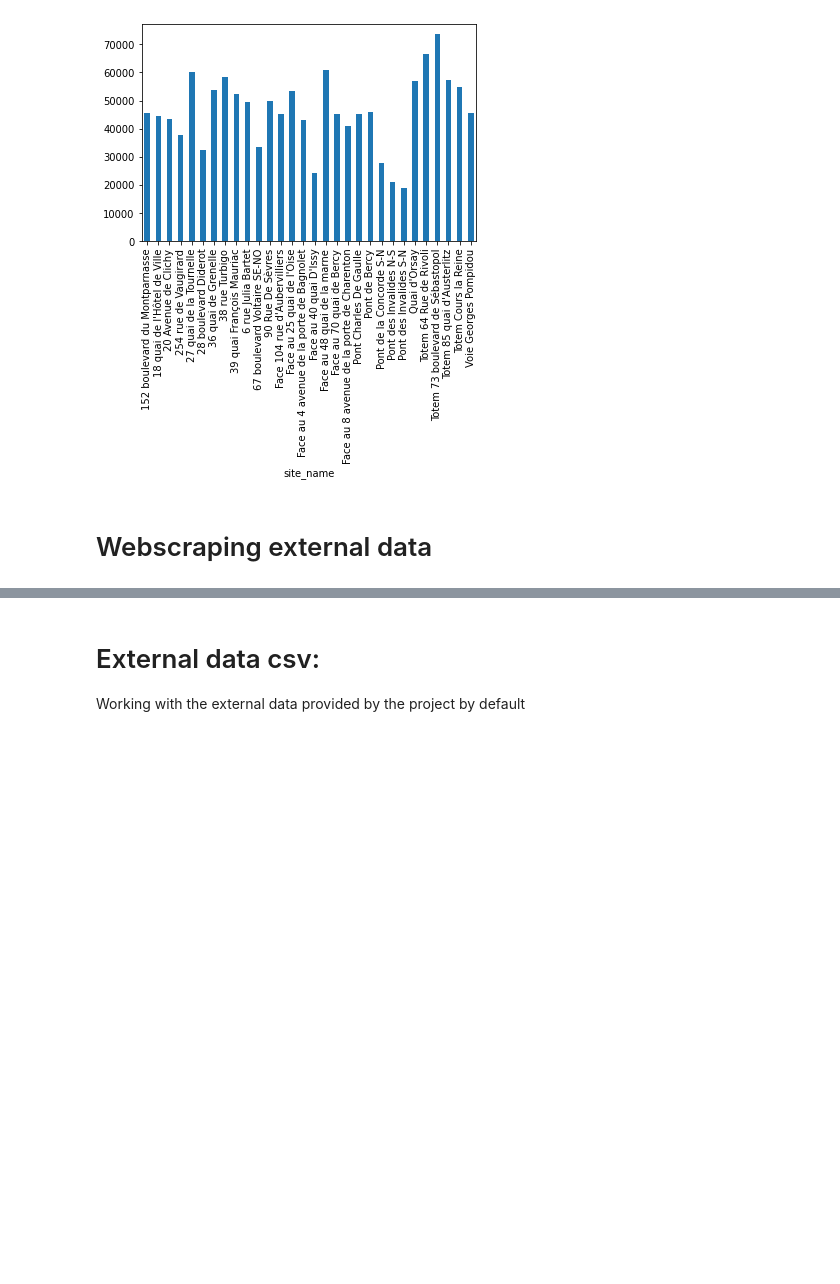
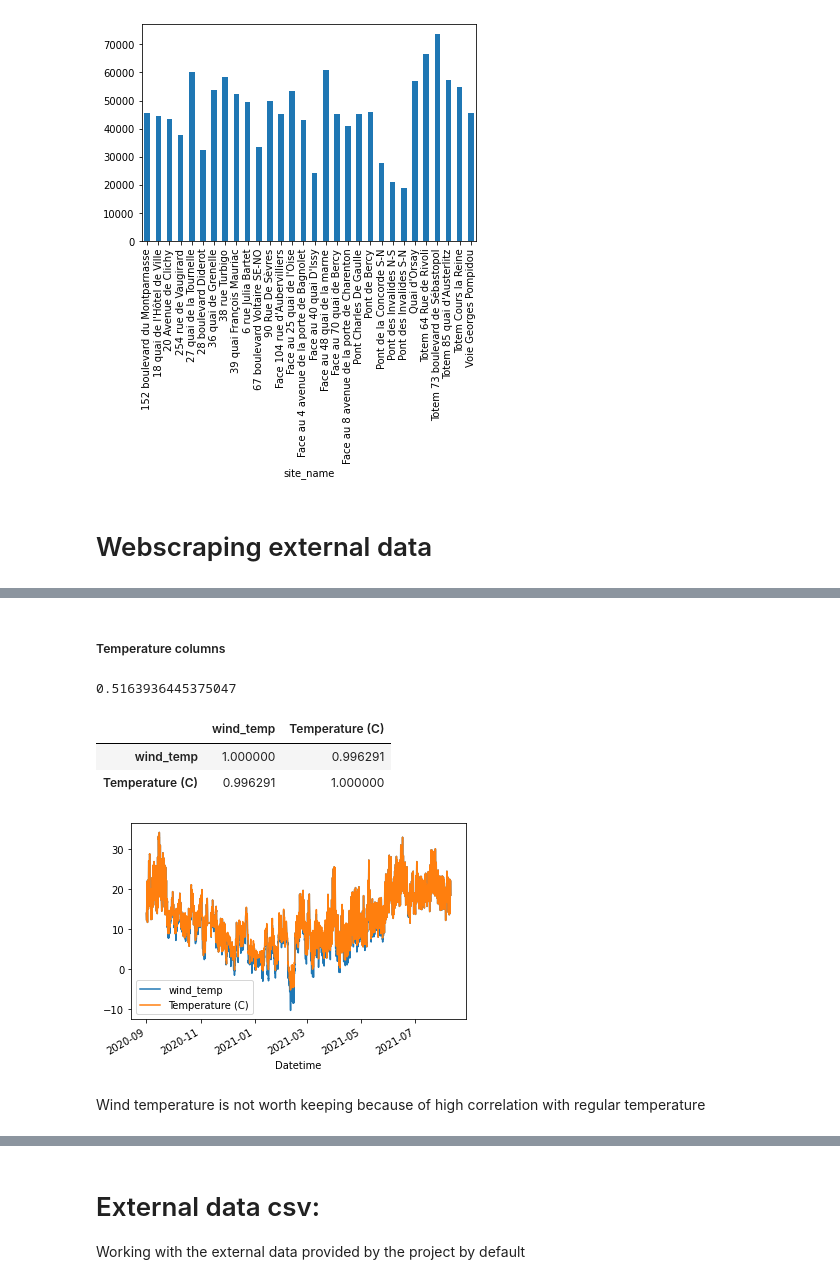
Before and after one commit to Rehann2/bike_counts_Kaan_Rehan, a Jupyter notebook: bike_counters_starting_kit.ipynb, the cells around one changed output, grey strips where cells are left out. Cells and saved outputs as stored; diff of their text form; code cells hidden in the pictures; blank space fills up the shorter version.

```diff
--- a/bike_counters_starting_kit.ipynb
+++ b/bike_counters_starting_kit.ipynb
@@ -136,0 +240,14 @@ bike_counts.log_bike_count.plot(kind="bar")
+# %% [markdown]
+##### Temperature columns
+# %%
+df_weather[["wind_temp", "Temperature (C)"]].plot()
+print((df_weather["Temperature (C)"] - df_weather.wind_temp).mean())
+df_weather[["wind_temp", "Temperature (C)"]].corr()
+# %% [output]
+0.5163936445375047
+|  | wind_temp | Temperature (C) |
+| wind_temp | 1.000000 | 0.996291 |
+| Temperature (C) | 0.996291 | 1.000000 |
+[figure, added]
+# %% [markdown]
+Wind temperature is not worth keeping because of high correlation with regular temperature
```
Also changed, not shown: parts of 25 cells of this notebook.
